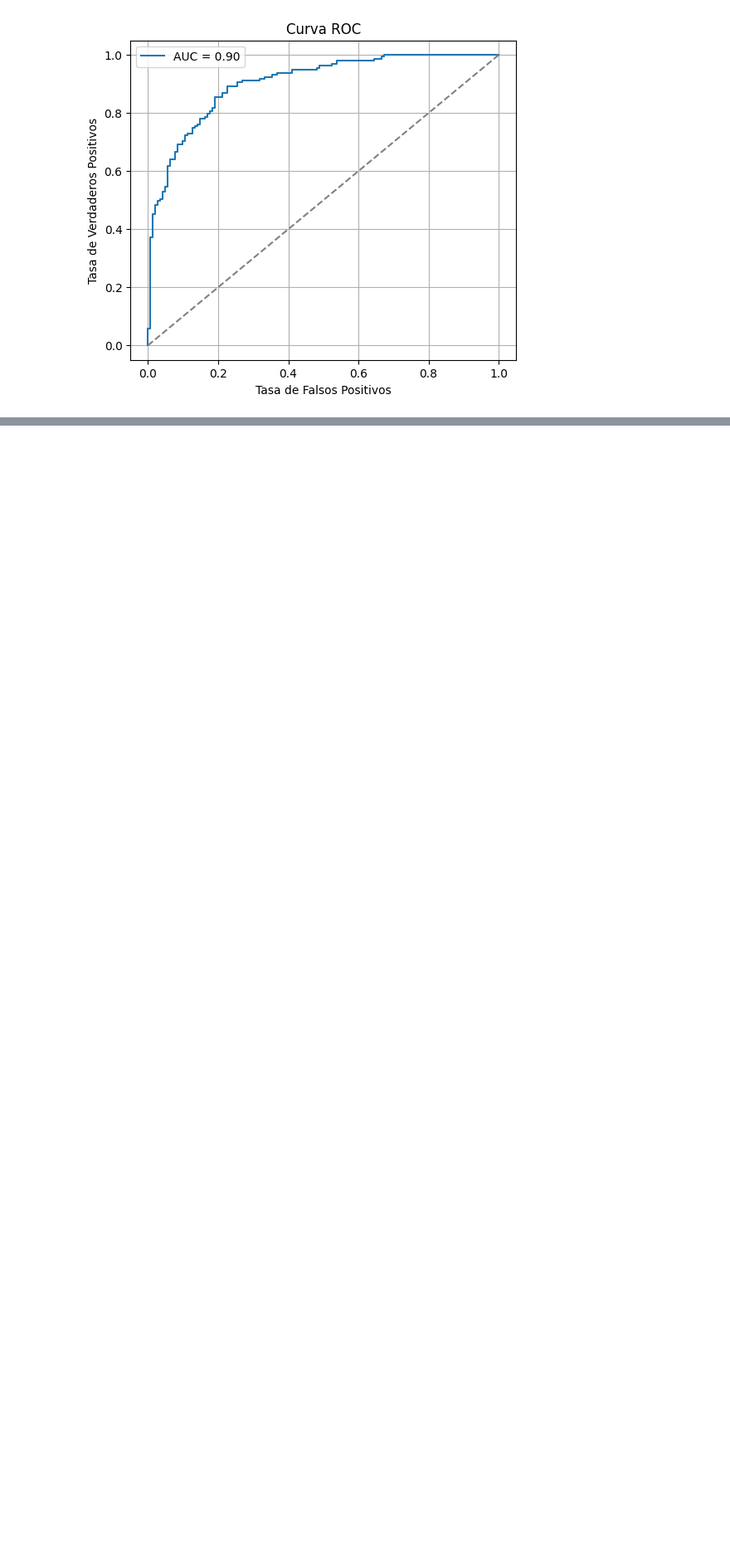
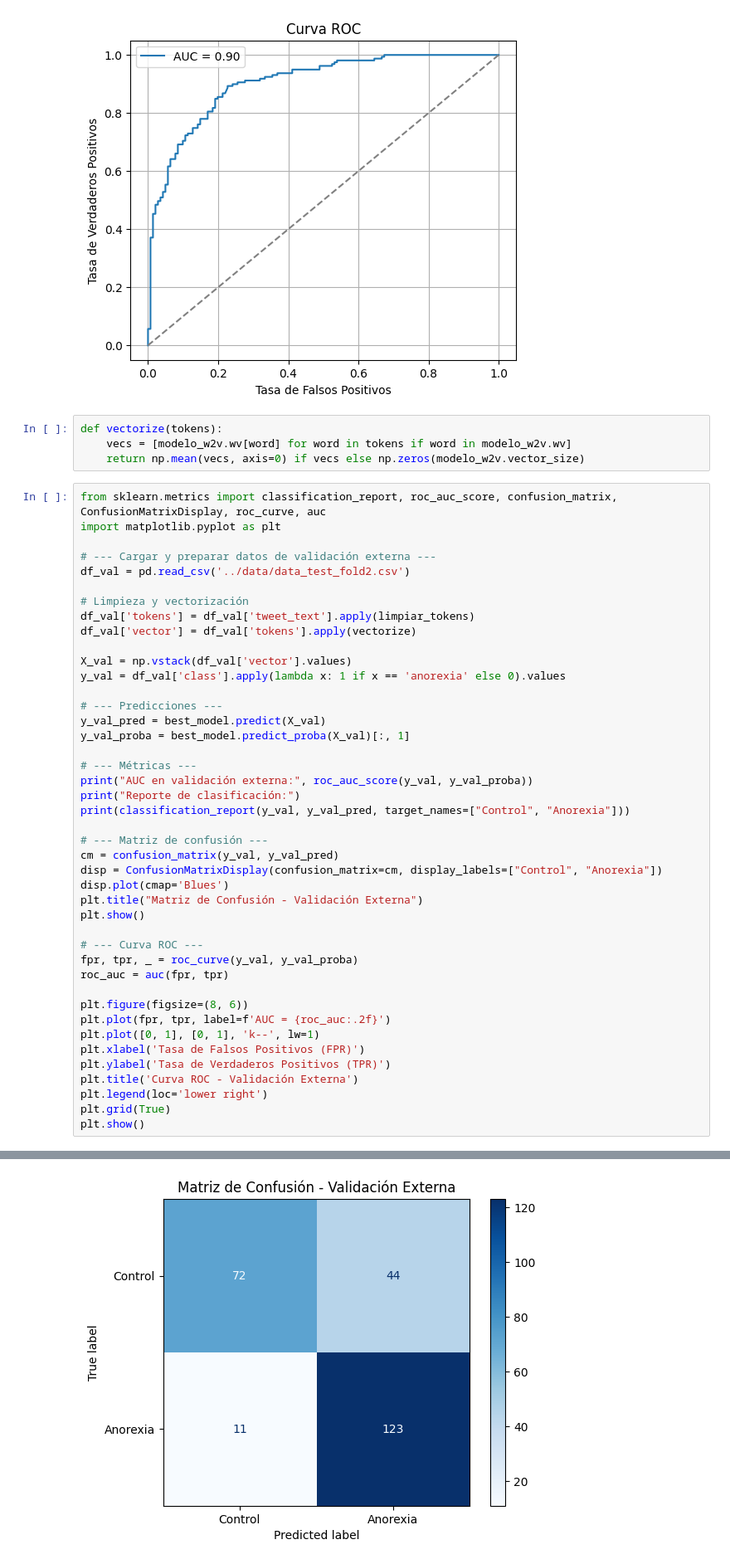
Before and after one commit to JDRP010903/etapaEvaluacionFinal, a Jupyter notebook: notebooks/svmEmbeddings.ipynb, the cells around one changed output, grey strips where cells are left out. Shown: that part at 83% size. Drawn from its saved outputs; the diff is of its cells as text; blank space fills up the shorter version.

Commit message:
Test integrados y finalizados

```diff
--- a/notebooks/svmEmbeddings.ipynb
+++ b/notebooks/svmEmbeddings.ipynb
@@ -125,3 +125,51 @@ plt.grid(True)
 plt.show()
 # %% [output]
 [figure]
+# %%
+def vectorize(tokens):
+    vecs = [modelo_w2v.wv[word] for word in tokens if word in modelo_w2v.wv]
+    return np.mean(vecs, axis=0) if vecs else np.zeros(modelo_w2v.vector_size)
+# %%
+from sklearn.metrics import classification_report, roc_auc_score, confusion_matrix, ConfusionMatrixDisplay, roc_curve, auc
+import matplotlib.pyplot as plt
+
+# --- Cargar y preparar datos de validación externa ---
+df_val = pd.read_csv('../data/data_test_fold2.csv')
+
+# Limpieza y vectorización
+df_val['tokens'] = df_val['tweet_text'].apply(limpiar_tokens)
+df_val['vector'] = df_val['tokens'].apply(vectorize)
+
+X_val = np.vstack(df_val['vector'].values)
+y_val = df_val['class'].apply(lambda x: 1 if x == 'anorexia' else 0).values
+
+# --- Predicciones ---
+y_val_pred = best_model.predict(X_val)
+y_val_proba = best_model.predict_proba(X_val)[:, 1]
+
+# --- Métricas ---
+print("AUC en validación externa:", roc_auc_score(y_val, y_val_proba))
+print("Reporte de clasificación:")
+print(classification_report(y_val, y_val_pred, target_names=["Control", "Anorexia"]))
+
+# --- Matriz de confusión ---
+cm = confusion_matrix(y_val, y_val_pred)
+disp = ConfusionMatrixDisplay(confusion_matrix=cm, display_labels=["Control", "Anorexia"])
+disp.plot(cmap='Blues')
+plt.title("Matriz de Confusión - Validación Externa")
+plt.show()
+
+# --- Curva ROC ---
+fpr, tpr, _ = roc_curve(y_val, y_val_proba)
+roc_auc = auc(fpr, tpr)
+
+plt.figure(figsize=(8, 6))
+plt.plot(fpr, tpr, label=f'AUC = {roc_auc:.2f}')
+plt.plot([0, 1], [0, 1], 'k--', lw=1)
+plt.xlabel('Tasa de Falsos Positivos (FPR)')
+plt.ylabel('Tasa de Verdaderos Positivos (TPR)')
+plt.title('Curva ROC - Validación Externa')
+plt.legend(loc='lower right')
+plt.grid(True)
+plt.show()
+# %% [output]
@@ -127,0 +186 @@ plt.show()
+[figure, added]
```
Also changed, not shown: parts of 2 cells of this notebook, 6 other files.
